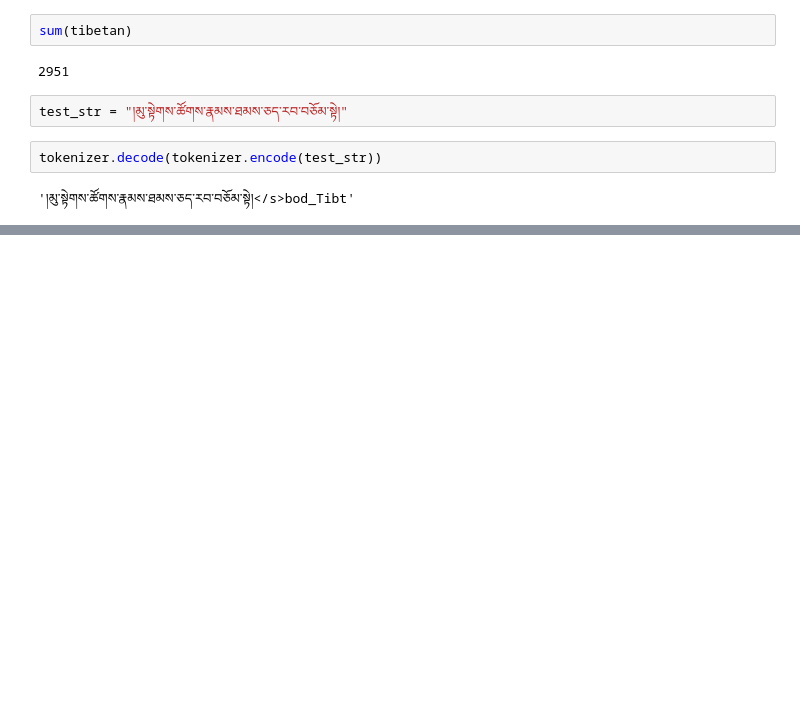
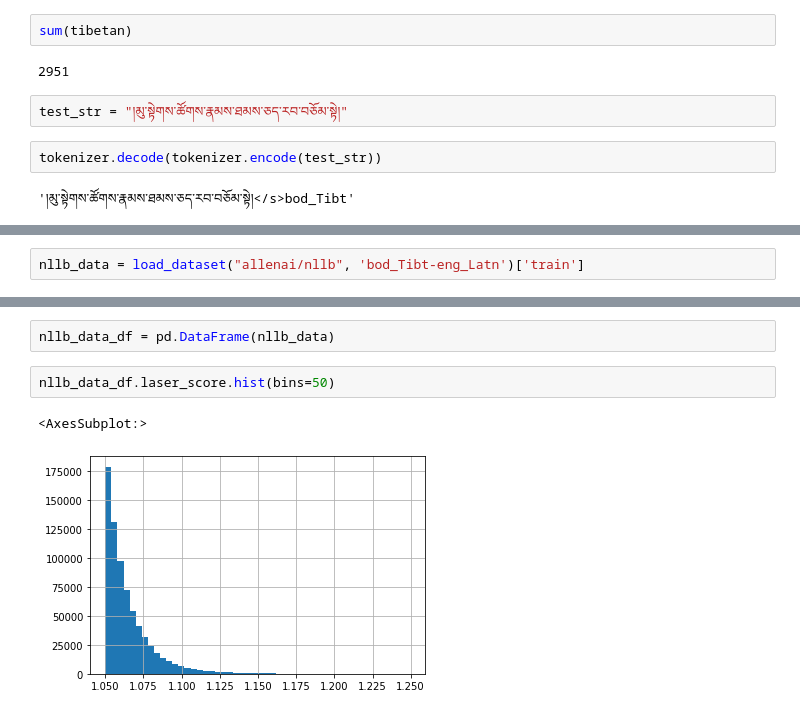
Before and after one commit to CompassionAI/garland, a Jupyter notebook: notebooks/NLLB.ipynb, the cells around one changed output, grey strips where cells are left out. Cells and saved outputs as stored; diff of their text form; blank space fills up the shorter version.

Commit message:
Experiments with NLLB data augmentation

```diff
--- a/notebooks/NLLB.ipynb
+++ b/notebooks/NLLB.ipynb
@@ -111,0 +120,2 @@ tokenizer.decode(tokenizer.encode(test_str))
+# %%
+nllb_data = load_dataset("allenai/nllb", 'bod_Tibt-eng_Latn')['train']
@@ -111,0 +136,7 @@ tokenizer.decode(tokenizer.encode(test_str))
+# %%
+nllb_data_df = pd.DataFrame(nllb_data)
+# %%
+nllb_data_df.laser_score.hist(bins=50)
+# %% [output]
+<AxesSubplot:>
+[figure, added]
```
Also changed, not shown: parts of 6 cells of this notebook.
